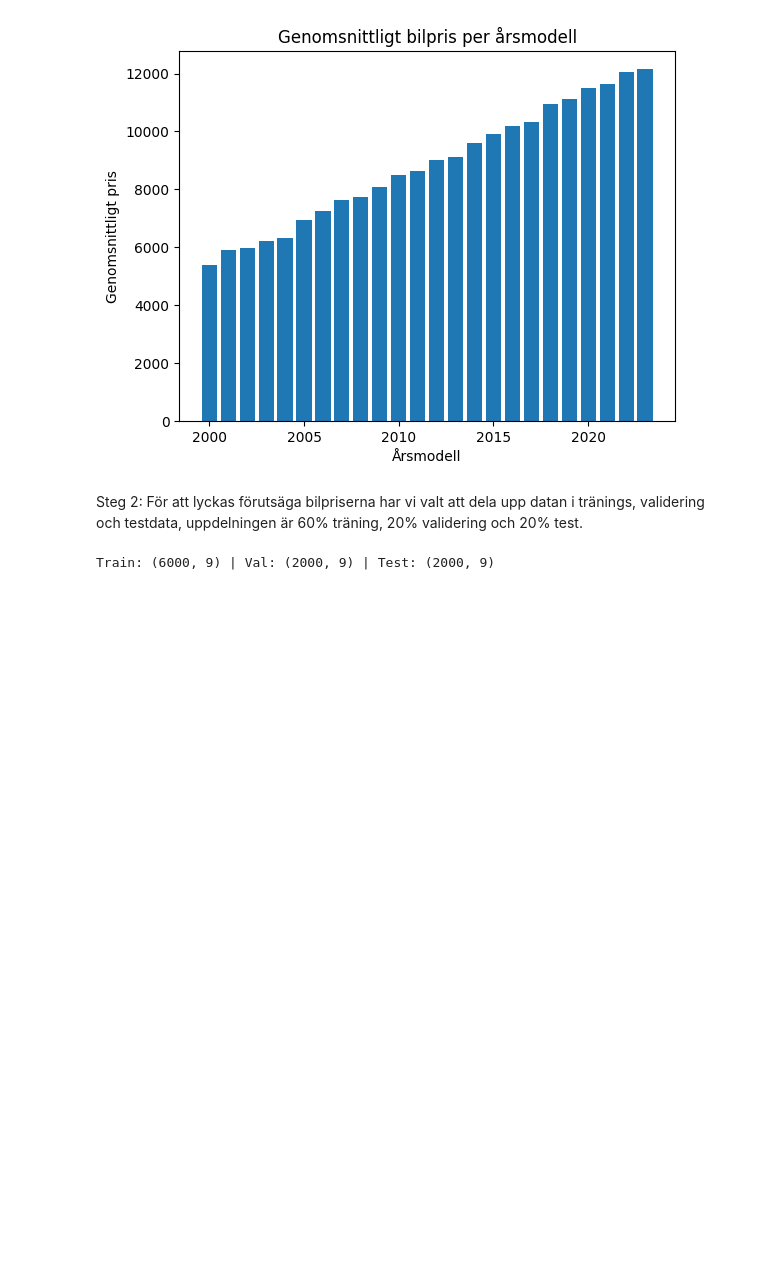
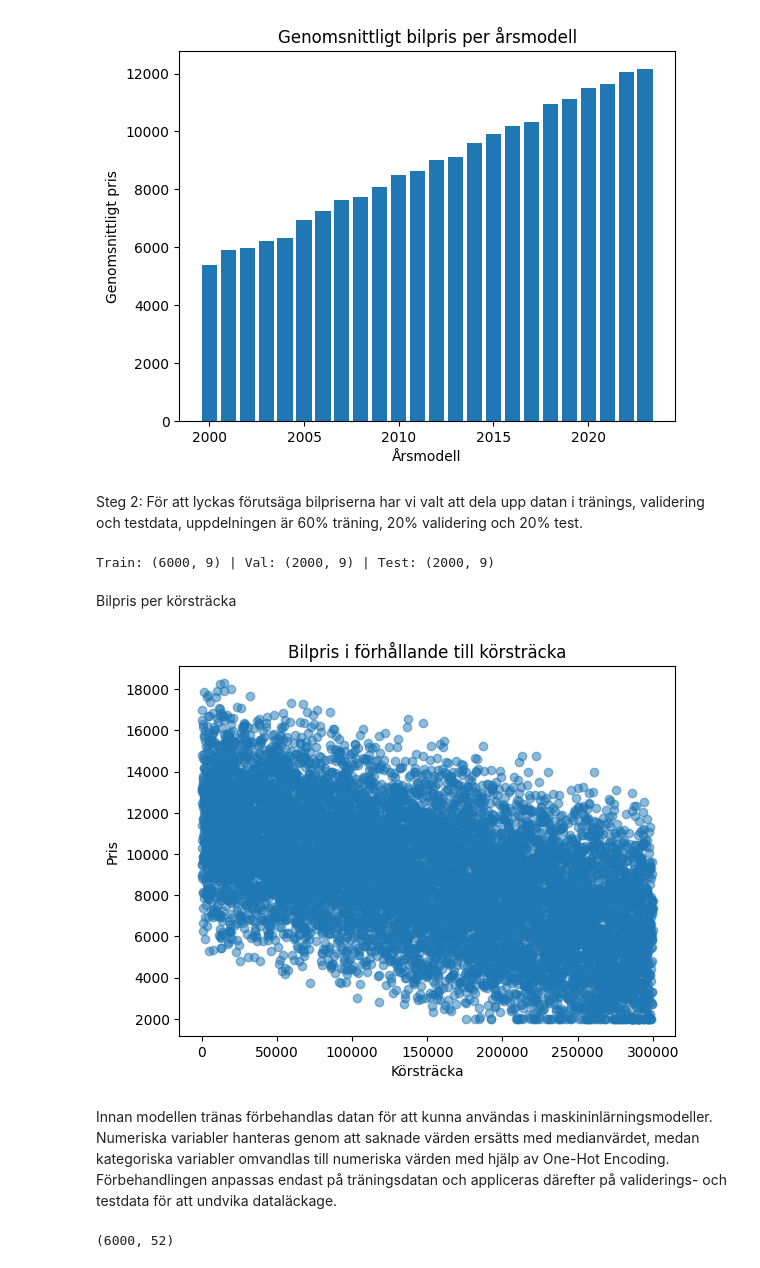
Before and after one commit to Pixelatrix/MachineLearning, a Jupyter notebook: Erik/Erik.ipynb, the cells around one changed output. Saved outputs shown, nothing was run; the diff lists cells and outputs as text; code cells hidden in the pictures; blank space fills up the shorter version.

```diff
--- a/Erik/Erik.ipynb
+++ b/Erik/Erik.ipynb
@@ -60,3 +60,39 @@ X_val, X_test, y_val, y_test = train_test_split(
 print(f"Train: {X_train.shape} | Val: {X_val.shape} | Test: {X_test.shape}")
 # %% [output]
 Train: (6000, 9) | Val: (2000, 9) | Test: (2000, 9)
+# %% [markdown]
+Bilpris per körsträcka
+# %%
+plt.figure()
+plt.scatter(df["Mileage"], df["Price"], alpha=0.5)
+plt.xlabel("Körsträcka")
+plt.ylabel("Pris")
+plt.title("Bilpris i förhållande till körsträcka")
+plt.show()
+# %% [output]
+[figure, added]
+# %% [markdown]
+Innan modellen tränas förbehandlas datan för att kunna användas i maskininlärningsmodeller. Numeriska variabler hanteras genom att saknade värden ersätts med medianvärdet, medan kategoriska variabler omvandlas till numeriska värden med hjälp av One-Hot Encoding. Förbehandlingen anpassas endast på träningsdatan och appliceras därefter på validerings- och testdata för att undvika dataläckage.
+# %%
+from sklearn.impute import SimpleImputer
+from sklearn.preprocessing import OneHotEncoder
+from sklearn.compose import ColumnTransformer
+
+numerical_cols = X_train.select_dtypes(include=["int64", "float64"]).columns #Numeriska kolumner
+categorical_cols = X_train.select_dtypes(include=["object", "str"]).columns #Kategoriska kolumner
+
+numerical_transformer = SimpleImputer(strategy="median") #Fyller saknade numeriska värden
+categorical_transformer = OneHotEncoder(handle_unknown="ignore") #One-Hot Encoding av kategorier
+
+preprocessor = ColumnTransformer([ #Kombinerar förbehandling
+    ("num", numerical_transformer, numerical_cols),
+    ("cat", categorical_transformer, categorical_cols)
+])
+
+X_train_processed = preprocessor.fit_transform(X_train) #Fit + transform på train
+X_val_processed = preprocessor.transform(X_val) #Transform på val
+X_test_processed = preprocessor.transform(X_test)                              #Transform på test
+
+X_train_processed.shape                                                        #Kontrollerar dimensioner
+# %% [output]
+(6000, 52)
```
